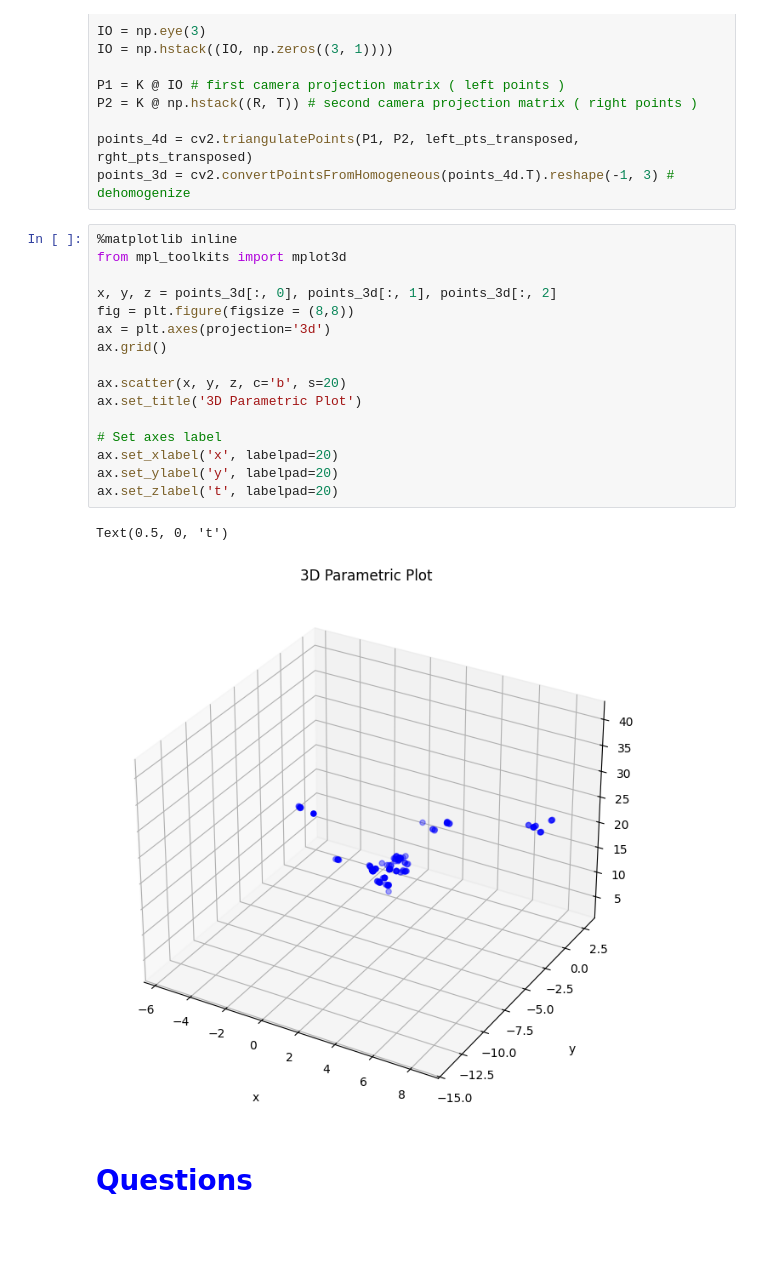
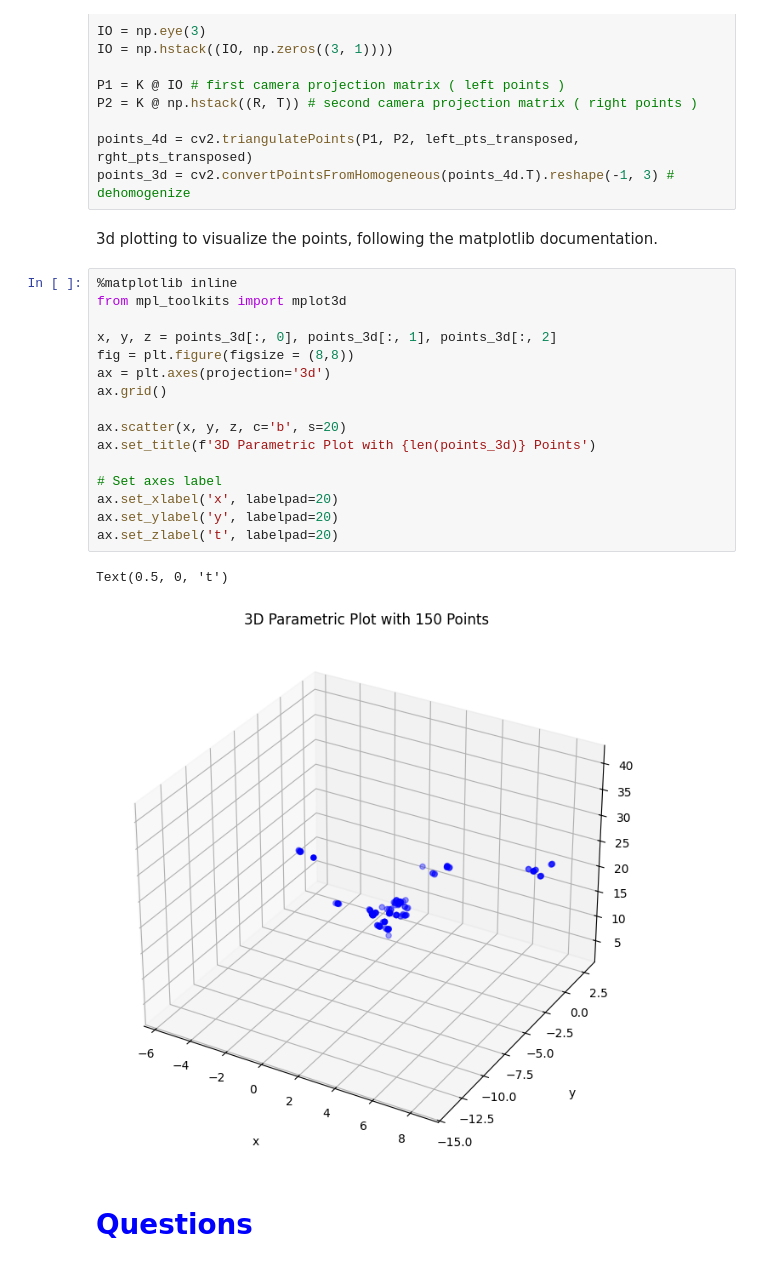
Before and after one commit to saeedAbdulraheem-ui/geometric_computer_vision, a Jupyter notebook: task3/Assignment 3b_Reconstruction_24177075.ipynb, the cells around one changed output. Saved outputs shown, nothing was run; the diff lists cells and outputs as text; blank space fills up the shorter version.

```diff
--- a/task3/Assignment 3b_Reconstruction_24177075.ipynb
+++ b/task3/Assignment 3b_Reconstruction_24177075.ipynb
@@ -238,25 +284,27 @@ P2 = K @ np.hstack((R, T)) # second camera projection matrix ( right points )
 
 points_4d = cv2.triangulatePoints(P1, P2, left_pts_transposed, rght_pts_transposed)
 points_3d = cv2.convertPointsFromHomogeneous(points_4d.T).reshape(-1, 3) # dehomogenize
+# %% [markdown]
+3d plotting to visualize the points, following the matplotlib documentation.
 # %%
 %matplotlib inline
 from mpl_toolkits import mplot3d
 
 x, y, z = points_3d[:, 0], points_3d[:, 1], points_3d[:, 2]
 fig = plt.figure(figsize = (8,8))
 ax = plt.axes(projection='3d')
 ax.grid()
 
 ax.scatter(x, y, z, c='b', s=20)
-ax.set_title('3D Parametric Plot')
+ax.set_title(f'3D Parametric Plot with {len(points_3d)} Points')
 
 # Set axes label
 ax.set_xlabel('x', labelpad=20)
 ax.set_ylabel('y', labelpad=20)
 ax.set_zlabel('t', labelpad=20)
 # %% [output]
 Text(0.5, 0, 't')
-[figure, old version]
+[figure, new version]
 # %% [markdown]
 <font color='blue'>
 
```
Also changed, not shown: parts of 6 cells of this notebook, 2 other files.
